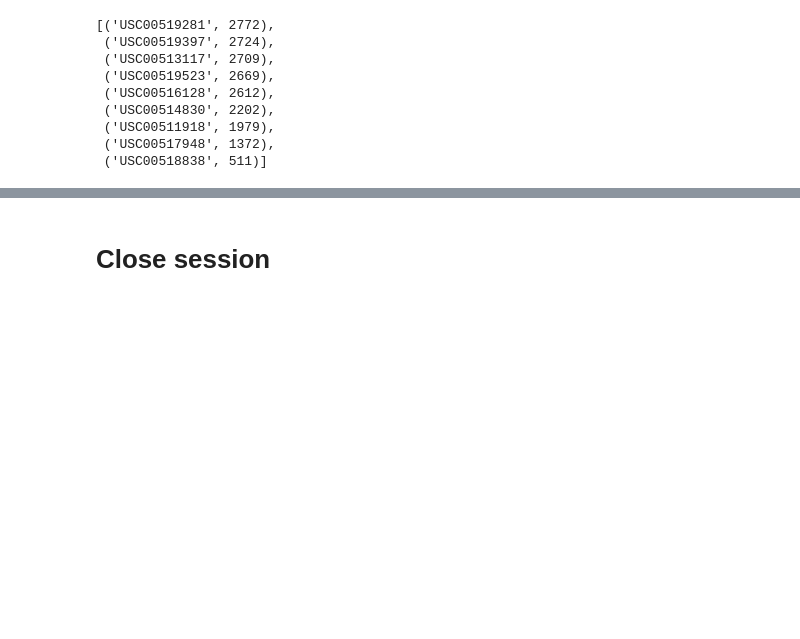
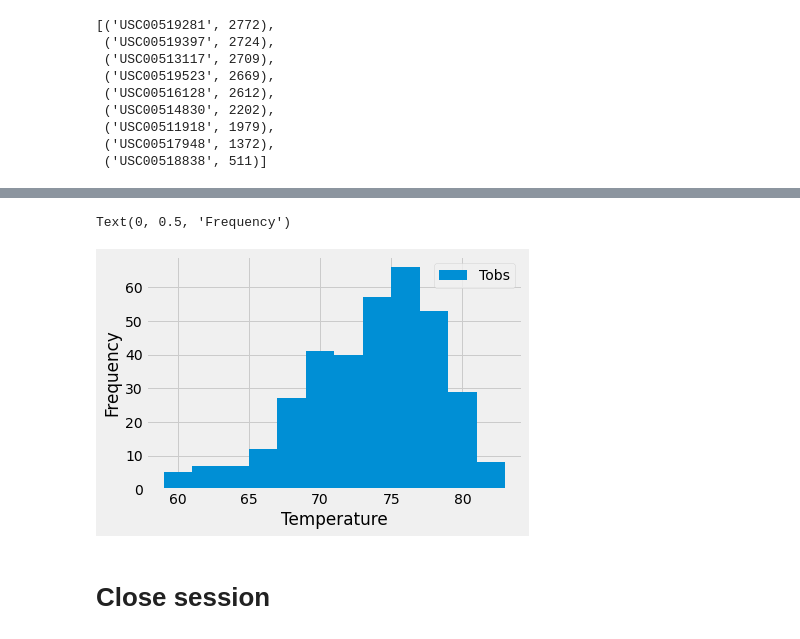
Before and after one commit to stefanyl/sqlalchemy-challenge, a Jupyter notebook: climate_starter.ipynb, the cells around one changed output, grey strips where cells are left out. Drawn from its saved outputs; the diff is of its cells as text; code cells hidden in the pictures; blank space fills up the shorter version.

```diff
--- a/climate_starter.ipynb
+++ b/climate_starter.ipynb
@@ -128,3 +131,9 @@ active_stations
 # %%
 # Using the most active station id
 # Query the last 12 months of temperature observation data for this station and plot the results as a histogram
+year_temp_obs = session.query(Measurement.tobs).\
+      filter(Measurement.date >= year_ago, Measurement.station == 'USC00519281').\
+      order_by(Measurement.tobs).all()
+#save as a data frame
+yto_df = pd.DataFrame(year_temp_obs, columns=['Tobs'])
+yto_df.head()
@@ -131,3 +147,14 @@ active_stations
+# %%
+#plot the histogram with bins=12
+fig, ax = plt.subplots()
+yto_df.plot.hist(bins = 12, ax = ax)
+
+#labels
+ax.set_xlabel('Temperature')
+ax.set_ylabel('Frequency')
+# %% [output]
+Text(0, 0.5, 'Frequency')
+[figure, added]
 # %% [markdown]
 # Close session
 # %%
```
Also changed, not shown: parts of 2 cells of this notebook.
